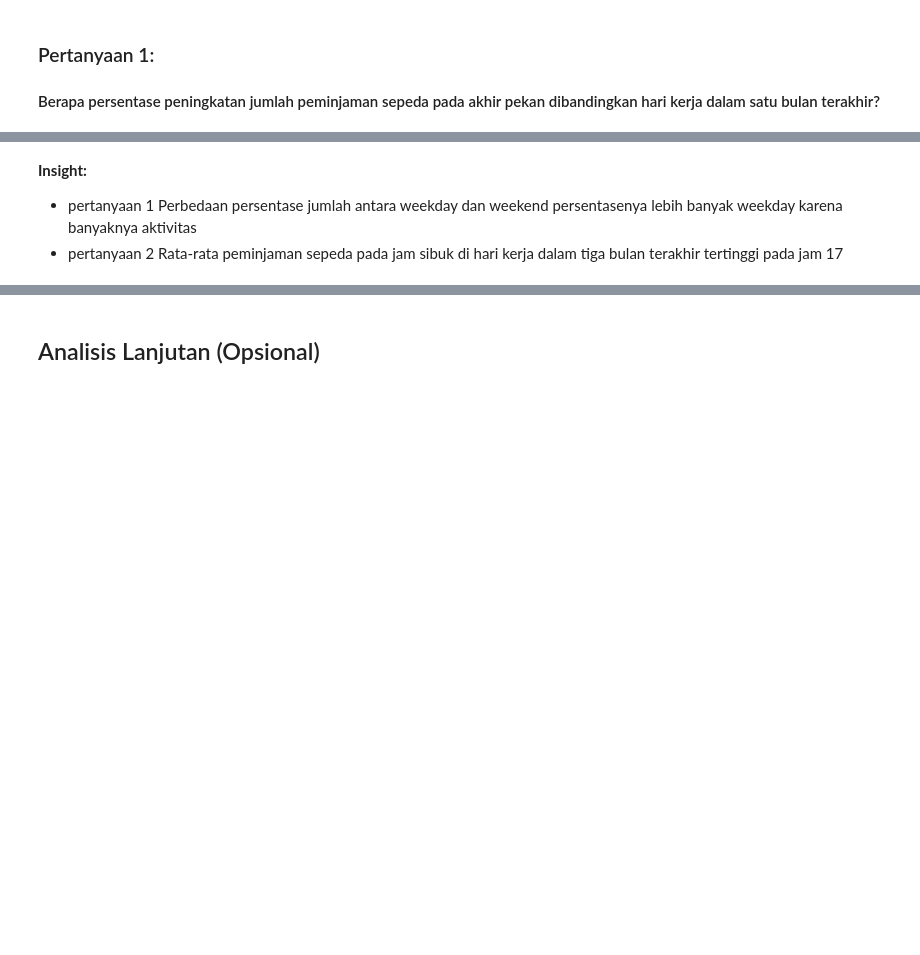
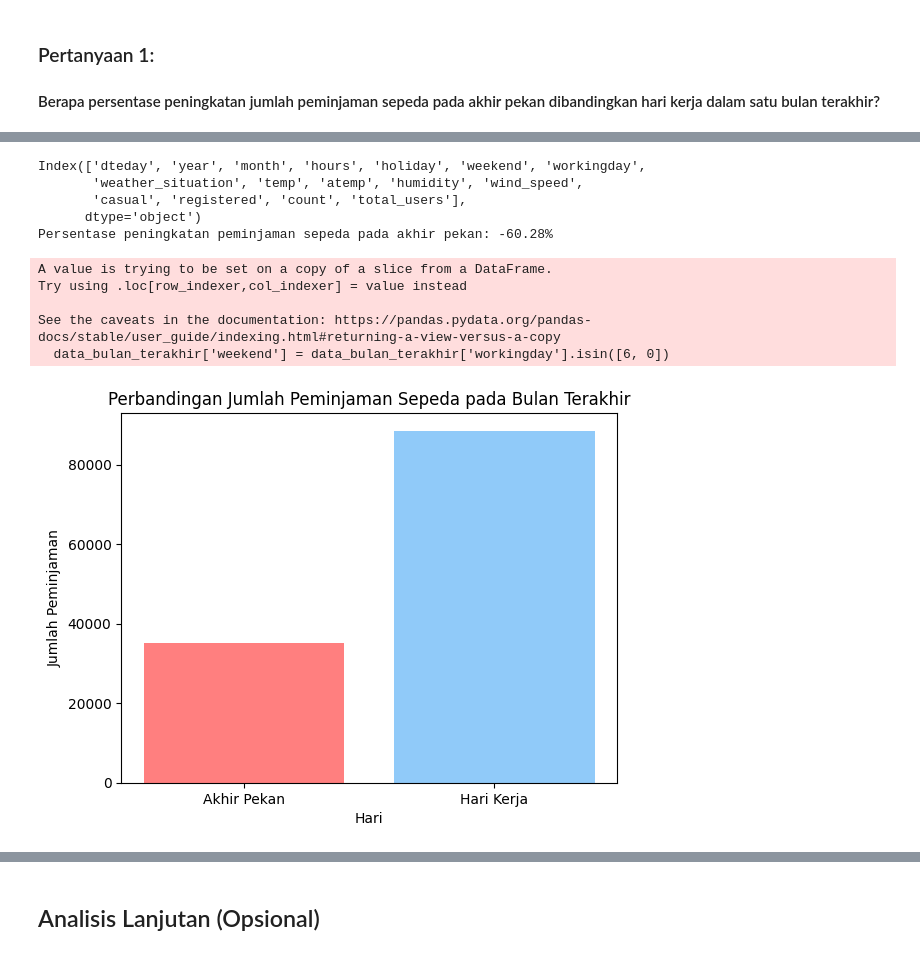
Before and after one commit to RatihAnggraeni22/submission_dicoding, a Jupyter notebook: notebook.ipynb, the cells around one changed output, grey strips where cells are left out. Saved outputs shown, nothing was run; the diff lists cells and outputs as text; code cells hidden in the pictures; blank space fills up the shorter version.

```diff
--- a/notebook.ipynb
+++ b/notebook.ipynb
@@ -194,2 +169,0 @@ memory usage: 91.5 KB
-# %%
-day_df['workingday'] = day_df['workingday'].apply(lambda x:"weekday" if x== 1 else "weekend")
@@ -465,4 +370,50 @@ The palette list has fewer values (5) than needed (6) and will cycle, which may
-# %% [markdown]
-**Insight:**
-- pertanyaan 1 Perbedaan persentase jumlah antara weekday dan weekend persentasenya lebih banyak weekday karena banyaknya aktivitas
-- pertanyaan 2 Rata-rata peminjaman sepeda pada jam sibuk di hari kerja dalam tiga bulan terakhir tertinggi pada jam 17
+# %%
+# Mengubah kolom tanggal menjadi tipe datetime
+hour_df['dteday'] = pd.to_datetime(hour_df['dteday'])
+
+# Asumsi: kolom 'mnth' (bukan 'month') adalah kategorikal, ubah menjadi numerik
+hour_df['month'] = pd.to_numeric(hour_df['month'])
+
+# Menentukan bulan terakhir
+bulan_terakhir = hour_df['month'].max()
+tahun_terakhir = hour_df['year'].max()
+
+# Memfilter data berdasarkan bulan terakhir
+data_bulan_terakhir = hour_df[(hour_df['year'] == tahun_terakhir) & (hour_df['month'] == bulan_terakhir)]
+
+# Mengecek apakah kolom 'weekday' ada, jika tidak mungkin nama kolomnya 'weekday' atau yang lain
+print(data_bulan_terakhir.columns)
+
+# Jika kolom weekday tidak ada, mungkin dinamakan 'weekday_num', sesuaikan dengan DataFrame yang sebenarnya
+# Asumsi bahwa kolom ini berisi nilai yang sesuai
+# Membuat kolom 'weekend' untuk menandai akhir pekan (dalam hal ini Sabtu = 6 dan Minggu = 0)
+data_bulan_terakhir['weekend'] = data_bulan_terakhir['workingday'].isin([6, 0])
+
+# Menghitung total peminjaman pada akhir pekan dan hari kerja
+total_peminjaman_akhir_pekan = data_bulan_terakhir[data_bulan_terakhir['weekend']]['count'].sum()
+total_peminjaman_hari_kerja = data_bulan_terakhir[~data_bulan_terakhir['weekend']]['count'].sum()
+
+# Menghitung persentase peningkatan
+persentase_peningkatan = ((total_peminjaman_akhir_pekan - total_peminjaman_hari_kerja) / total_peminjaman_hari_kerja) * 100
+
+# Menampilkan hasil
+print(f"Persentase peningkatan peminjaman sepeda pada akhir pekan: {persentase_peningkatan:.2f}%")
+
+# Visualisasi
+plt.bar(['Akhir Pekan', 'Hari Kerja'], [total_peminjaman_akhir_pekan, total_peminjaman_hari_kerja], color=['#FF7F7F', '#90CAF9'])
+plt.xlabel('Hari')
+plt.ylabel('Jumlah Peminjaman')
+plt.title('Perbandingan Jumlah Peminjaman Sepeda pada Bulan Terakhir')
+plt.show()
+# %% [output]
+Index(['dteday', 'year', 'month', 'hours', 'holiday', 'weekend', 'workingday',
+       'weather_situation', 'temp', 'atemp', 'humidity', 'wind_speed',
+       'casual', 'registered', 'count', 'total_users'],
+      dtype='object')
+Persentase peningkatan peminjaman sepeda pada akhir pekan: -60.28%
+A value is trying to be set on a copy of a slice from a DataFrame.
+Try using .loc[row_indexer,col_indexer] = value instead
+
+See the caveats in the documentation: https://pandas.pydata.org/pandas-docs/stable/user_guide/indexing.html#returning-a-view-versus-a-copy
+  data_bulan_terakhir['weekend'] = data_bulan_terakhir['workingday'].isin([6, 0])
+[figure, added]
```
Also changed, not shown: parts of 60 cells of this notebook, 3 other files.
